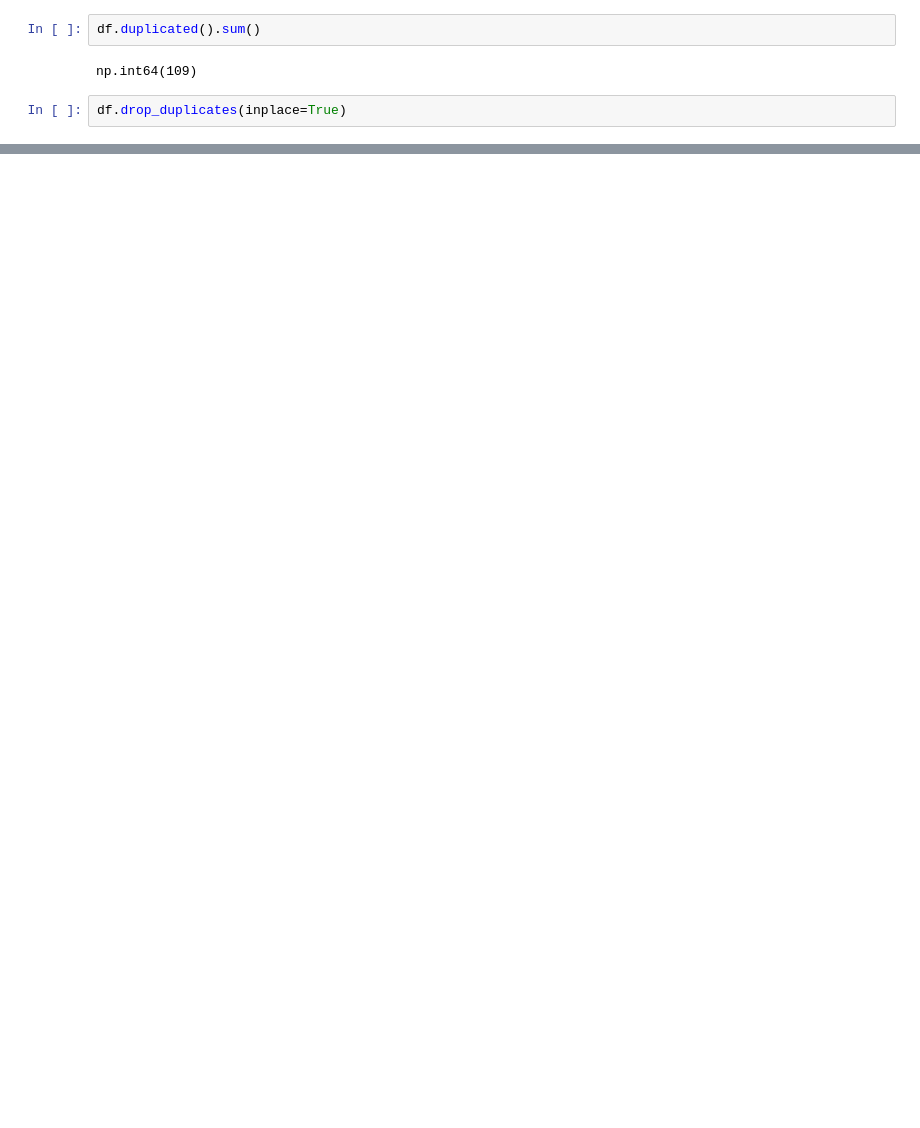
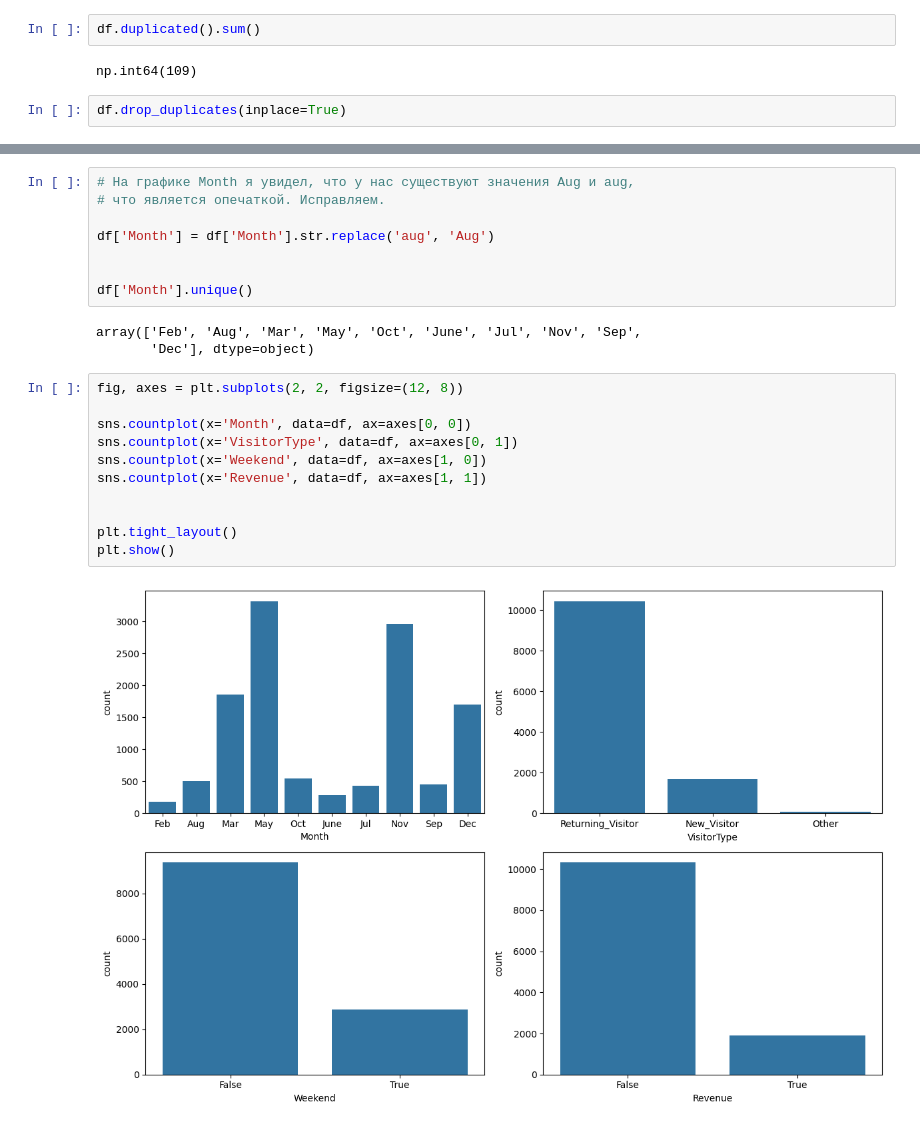
Before and after one commit to glebtyryshkin/eda_docker, a Jupyter notebook: online_shoppers_intention.ipynb, the cells around one changed output, grey strips where cells are left out. Saved outputs shown, nothing was run; the diff lists cells and outputs as text; blank space fills up the shorter version.

```diff
--- a/online_shoppers_intention.ipynb
+++ b/online_shoppers_intention.ipynb
@@ -85,0 +224,24 @@ df.drop_duplicates(inplace=True)
+# %%
+# На графике Month я увидел, что у нас существуют значения Aug и aug,
+# что является опечаткой. Исправляем.
+
+df['Month'] = df['Month'].str.replace('aug', 'Aug')
+
+
+df['Month'].unique()
+# %% [output]
+array(['Feb', 'Aug', 'Mar', 'May', 'Oct', 'June', 'Jul', 'Nov', 'Sep',
+       'Dec'], dtype=object)
+# %%
+fig, axes = plt.subplots(2, 2, figsize=(12, 8))
+
+sns.countplot(x='Month', data=df, ax=axes[0, 0])
+sns.countplot(x='VisitorType', data=df, ax=axes[0, 1])
+sns.countplot(x='Weekend', data=df, ax=axes[1, 0])
+sns.countplot(x='Revenue', data=df, ax=axes[1, 1])
+
+
+plt.tight_layout()
+plt.show()
+# %% [output]
+[figure, added]
```
Also changed, not shown: parts of 53 cells of this notebook, 1 other file.
